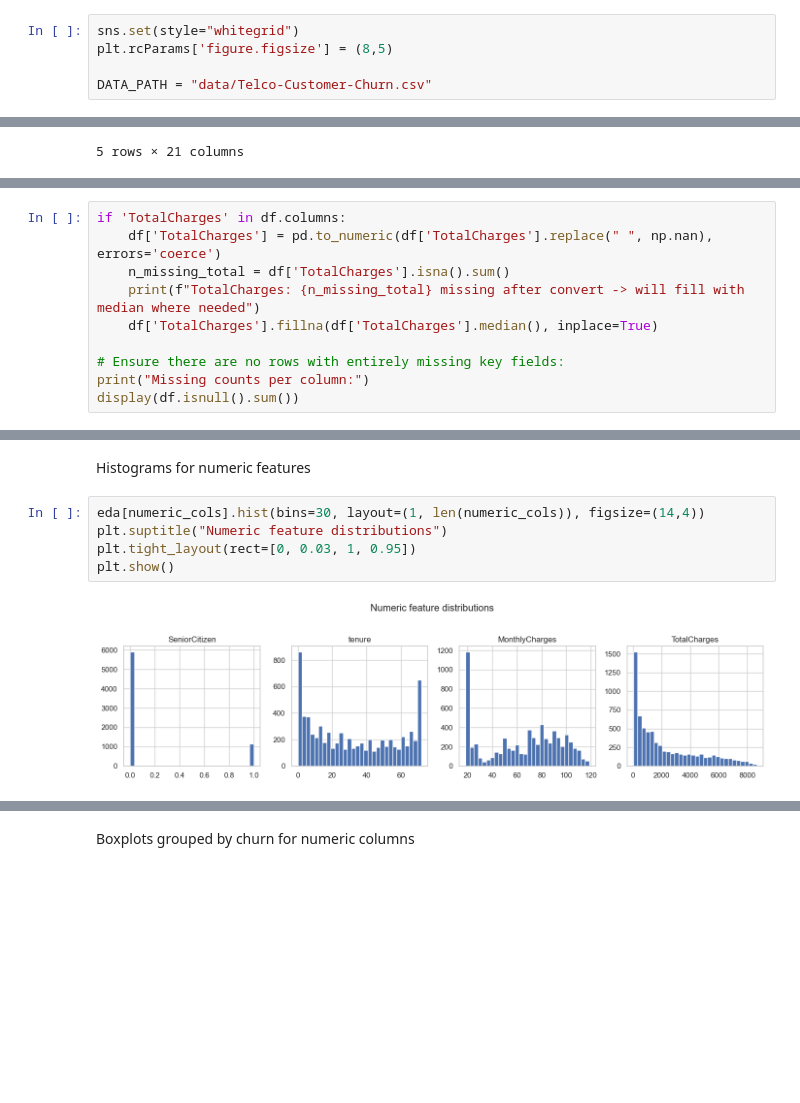
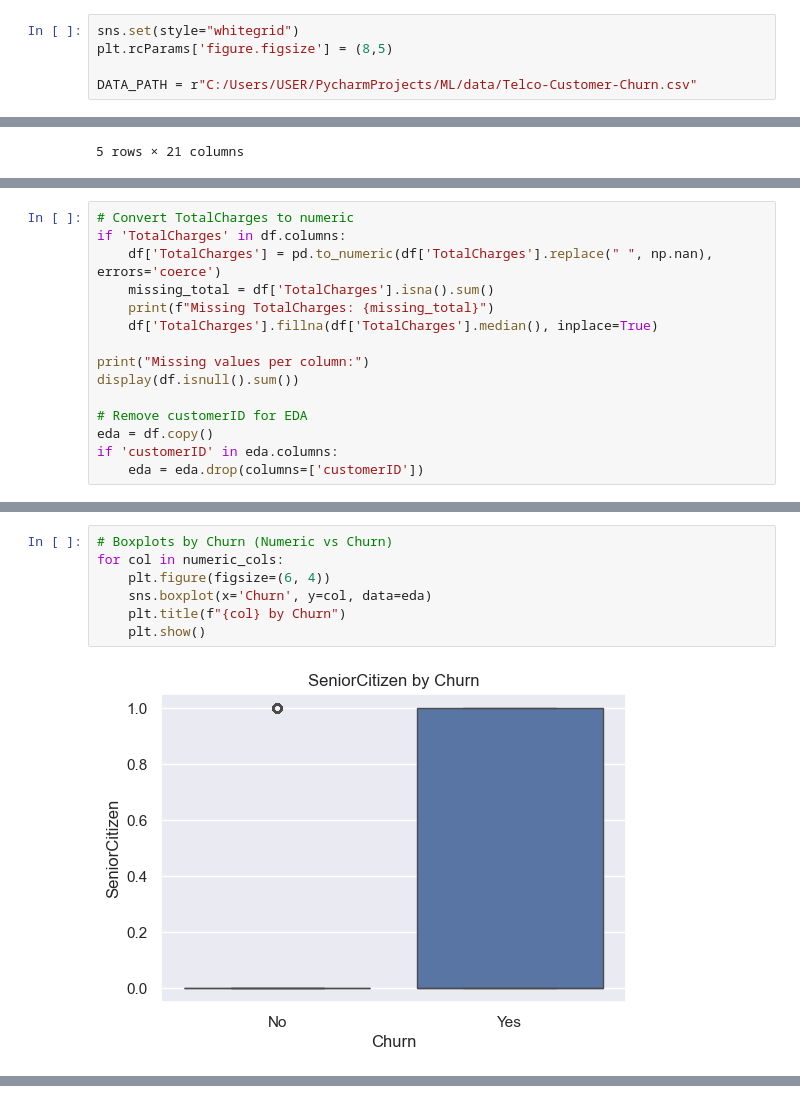
Before and after one commit to Sahan1644/ML-Churn, a Jupyter notebook: notebooks/01 Exploratory Data Analysis.ipynb, the cells around one changed output, grey strips where cells are left out. Drawn from its saved outputs; the diff is of its cells as text; blank space fills up the shorter version.

Commit message:
Added numerical graphs

```diff
--- a/notebooks/01 Exploratory Data Analysis.ipynb
+++ b/notebooks/01 Exploratory Data Analysis.ipynb
@@ -10,5 +10,5 @@ from IPython.display import display
 sns.set(style="whitegrid")
 plt.rcParams['figure.figsize'] = (8,5)
 
-DATA_PATH = "data/Telco-Customer-Churn.csv"
+DATA_PATH = r"C:/Users/USER/PycharmProjects/ML/data/Telco-Customer-Churn.csv"
 # %% [markdown]
@@ -75,11 +76,16 @@ Fix known data issues
 # %%
+# Convert TotalCharges to numeric
 if 'TotalCharges' in df.columns:
     df['TotalCharges'] = pd.to_numeric(df['TotalCharges'].replace(" ", np.nan), errors='coerce')
-    n_missing_total = df['TotalCharges'].isna().sum()
-    print(f"TotalCharges: {n_missing_total} missing after convert -> will fill with median where needed")
+    missing_total = df['TotalCharges'].isna().sum()
+    print(f"Missing TotalCharges: {missing_total}")
     df['TotalCharges'].fillna(df['TotalCharges'].median(), inplace=True)
 
-# Ensure there are no rows with entirely missing key fields:
-print("Missing counts per column:")
+print("Missing values per column:")
 display(df.isnull().sum())
+
+# Remove customerID for EDA
+eda = df.copy()
+if 'customerID' in eda.columns:
+    eda = eda.drop(columns=['customerID'])
 # %% [output]
@@ -154,9 +162,9 @@ Numeric columns: ['SeniorCitizen', 'tenure', 'MonthlyCharges', 'TotalCharges']
-# %% [markdown]
-Histograms for numeric features
 # %%
-eda[numeric_cols].hist(bins=30, layout=(1, len(numeric_cols)), figsize=(14,4))
-plt.suptitle("Numeric feature distributions")
-plt.tight_layout(rect=[0, 0.03, 1, 0.95])
-plt.show()
+# Boxplots by Churn (Numeric vs Churn)
+for col in numeric_cols:
+    plt.figure(figsize=(6, 4))
+    sns.boxplot(x='Churn', y=col, data=eda)
+    plt.title(f"{col} by Churn")
+    plt.show()
 # %% [output]
-[figure, old version]
+[figure, new version]
@@ -163,3 +174 @@ plt.show()
-# %% [markdown]
-Boxplots grouped by churn for numeric columns
 # %%
```
Also changed, not shown: parts of 20 cells of this notebook.
